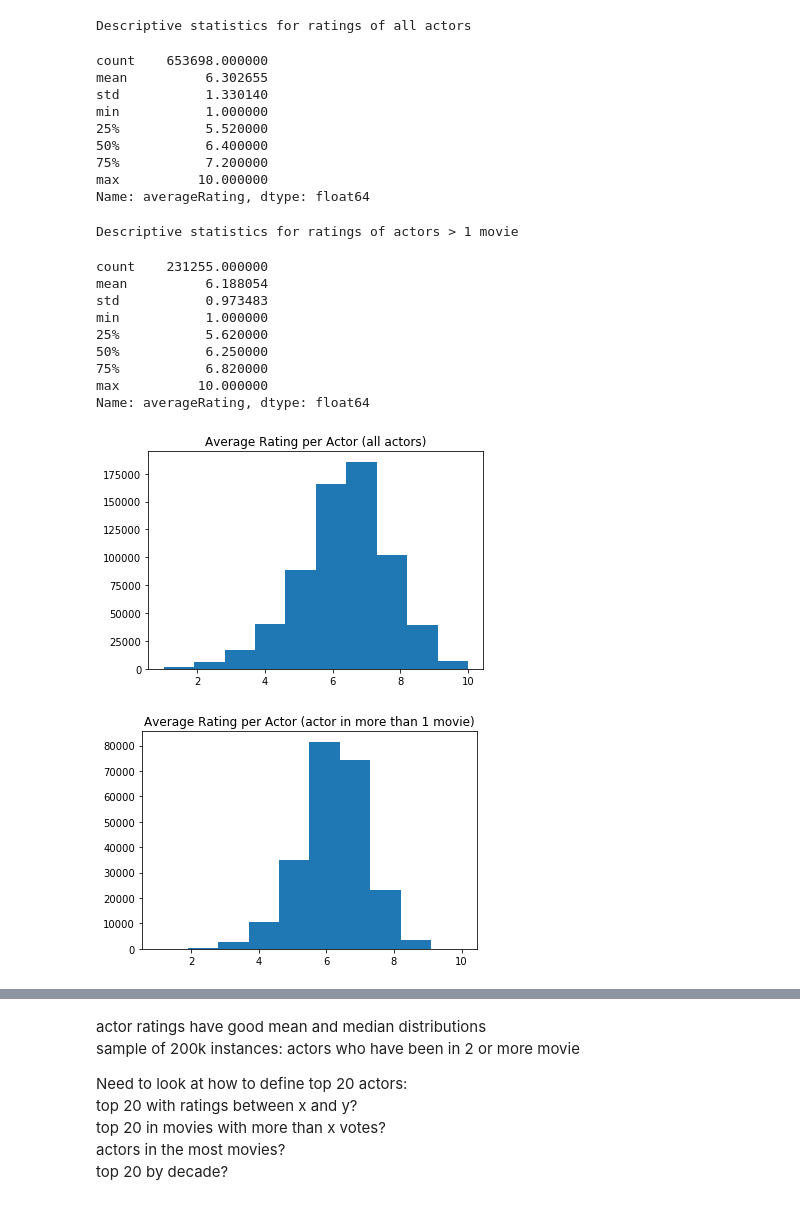
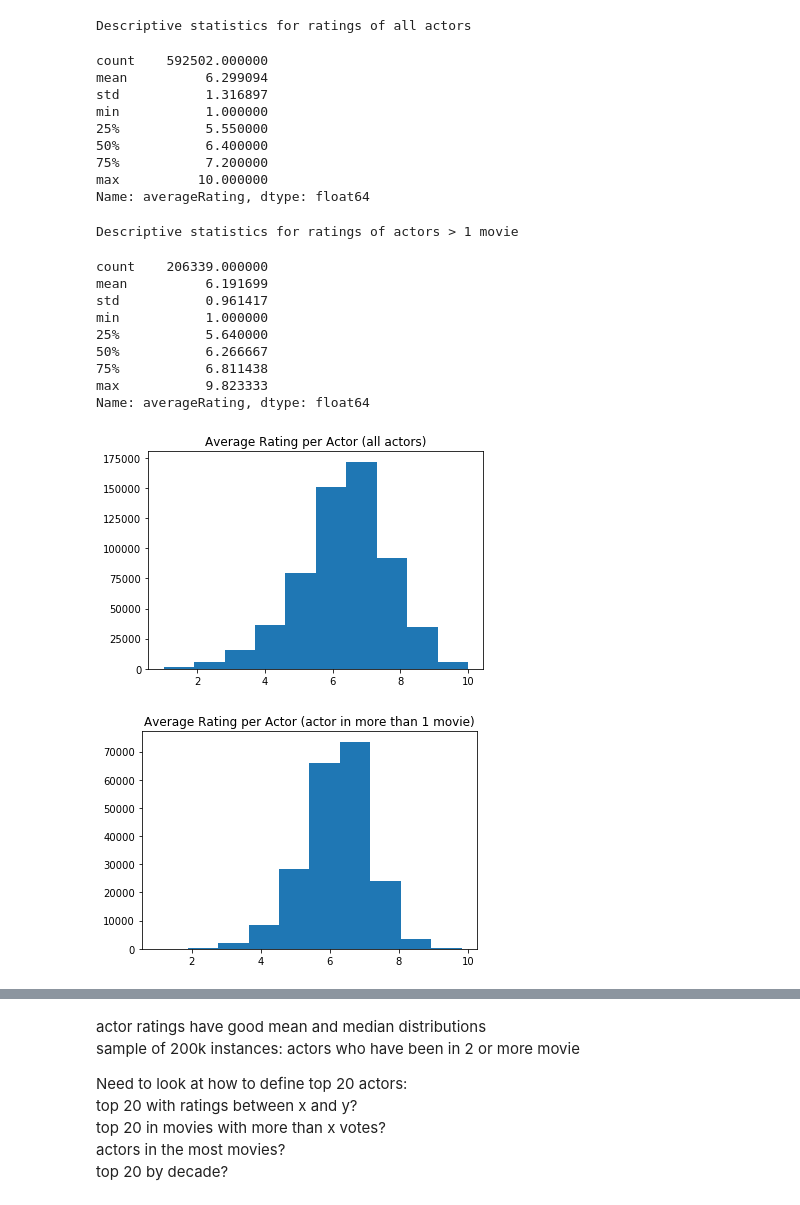
Before and after one commit to Amjaad/MoviesProject, a Jupyter notebook: DataPrep/titles.principals.ipynb, the cells around one changed output, grey strips where cells are left out. Saved outputs shown, nothing was run; the diff lists cells and outputs as text; code cells hidden in the pictures.

```diff
--- a/DataPrep/titles.principals.ipynb
+++ b/DataPrep/titles.principals.ipynb
@@ -7,6 +7,6 @@ from pandas import DataFrame
 from pandas import Series
 # %%
 # read in data
-local_file="principals.csv"
+local_file="title.ratings.genresG.actorsS.csv"
 source=local_file
 principals_df = pd.read_csv(source, sep='\t')
@@ -47,13 +47,13 @@ Actors in more than one movie:  231255
 # %%
 print("Descriptive statistics for ratings of all actors")
-principals_df.loc[:,['actor', 'averageRating']].groupby('actor').mean().averageRating.describe()
+principals_df.loc[:,['principalCast', 'averageRating']].groupby('principalCast').mean().averageRating.describe()
 # %% [output]
 Descriptive statistics for ratings of all actors
-count    653698.000000
-mean          6.302655
-std           1.330140
+count    592502.000000
+mean          6.299094
+std           1.316897
 min           1.000000
-25%           5.520000
+25%           5.550000
 50%           6.400000
 75%           7.200000
 max          10.000000
@@ -61,29 +61,29 @@ Name: averageRating, dtype: float64
 # %%
 print("Descriptive statistics for ratings of actors > 1 movie")
 # average ratings
-principals_df2 = principals_df.loc[principals_df.duplicated(subset='actor', keep=False), :]
-principals_df2.loc[:,['actor', 'averageRating']].groupby('actor').mean().averageRating.describe()
+principals_df2 = principals_df.loc[principals_df.duplicated(subset='principalCast', keep=False), :]
+principals_df2.loc[:,['principalCast', 'averageRating']].groupby('principalCast').mean().averageRating.describe()
 # %% [output]
 Descriptive statistics for ratings of actors > 1 movie
-count    231255.000000
-mean          6.188054
-std           0.973483
+count    206339.000000
+mean          6.191699
+std           0.961417
 min           1.000000
-25%           5.620000
-50%           6.250000
-75%           6.820000
-max          10.000000
+25%           5.640000
+50%           6.266667
+75%           6.811438
+max           9.823333
 Name: averageRating, dtype: float64
 # %%
 plt.title("Average Rating per Actor (all actors)")
-plt.hist(principals_df.loc[:,['actor', 'averageRating']].groupby('actor').mean().averageRating)
+plt.hist(principals_df.loc[:,['principalCast', 'averageRating']].groupby('principalCast').mean().averageRating)
 plt.show()
 
 plt.title("Average Rating per Actor (actor in more than 1 movie)")
-plt.hist(principals_df2.loc[:,['actor', 'averageRating']].groupby('actor').mean().averageRating)
+plt.hist(principals_df2.loc[:,['principalCast', 'averageRating']].groupby('principalCast').mean().averageRating)
 plt.show()
 # %% [output]
-[figure, old version]
+[figure, new version]
-[figure, old version]
+[figure, new version]
 # %%
 plt.title("Median Rating per Actor (all actors)")
```
Also changed, not shown: parts of 5 cells of this notebook, 4 other files.
